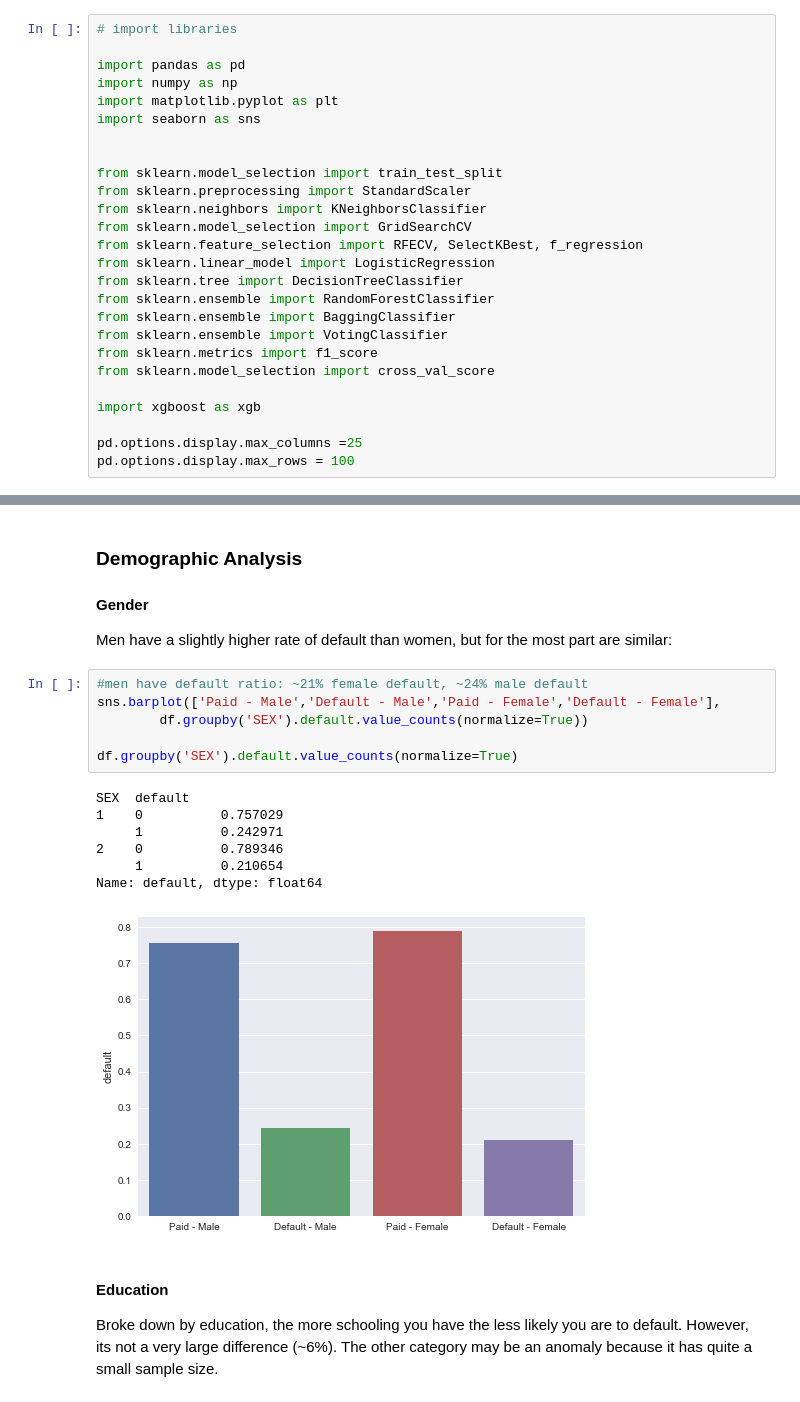
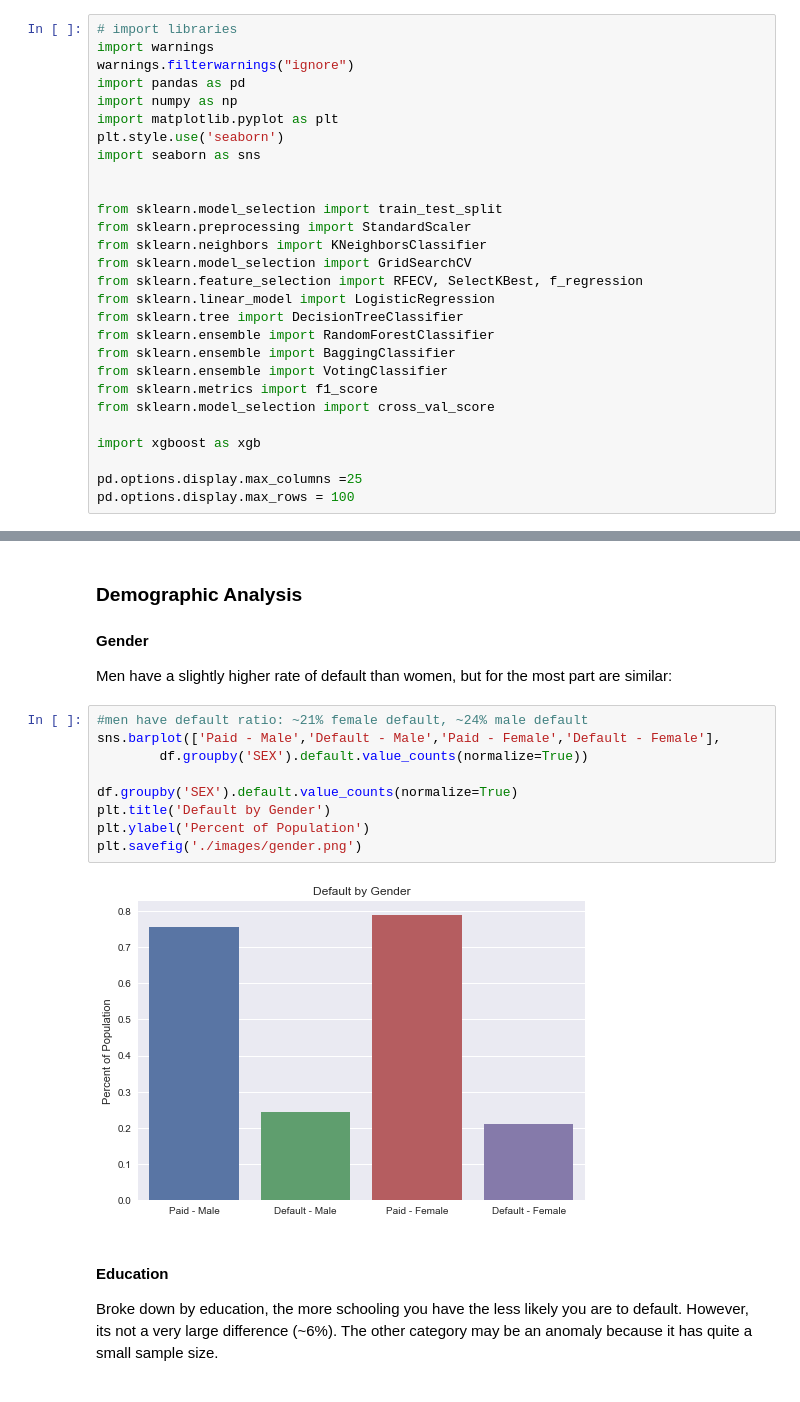
Before and after one commit to mitkrieg/predicting-defaults, a Jupyter notebook: defaults-in-taiwan.ipynb, the cells around one changed output, grey strips where cells are left out. Cells and saved outputs as stored; diff of their text form.

```diff
--- a/defaults-in-taiwan.ipynb
+++ b/defaults-in-taiwan.ipynb
@@ -42,10 +42,12 @@ This research employed a binary variable, default payment (Yes = 1, No = 0), as
 ### Import relevant packages
 # %%
 # import libraries
-
+import warnings
+warnings.filterwarnings("ignore")
 import pandas as pd
 import numpy as np
 import matplotlib.pyplot as plt
+plt.style.use('seaborn')
 import seaborn as sns
 
 
@@ -228,17 +232,14 @@ Men have a slightly higher rate of default than women, but for the most part are
 # %%
 #men have default ratio: ~21% female default, ~24% male default
 sns.barplot(['Paid - Male','Default - Male','Paid - Female','Default - Female'],
         df.groupby('SEX').default.value_counts(normalize=True))
 
 df.groupby('SEX').default.value_counts(normalize=True)
+plt.title('Default by Gender')
+plt.ylabel('Percent of Population')
+plt.savefig('./images/gender.png')
 # %% [output]
-SEX  default
-1    0          0.757029
-     1          0.242971
-2    0          0.789346
-     1          0.210654
-Name: default, dtype: float64
-[figure, old version]
+[figure, new version]
 # %% [markdown]
 #### Education
 
```
Also changed, not shown: parts of 57 cells of this notebook, 1 other file.
